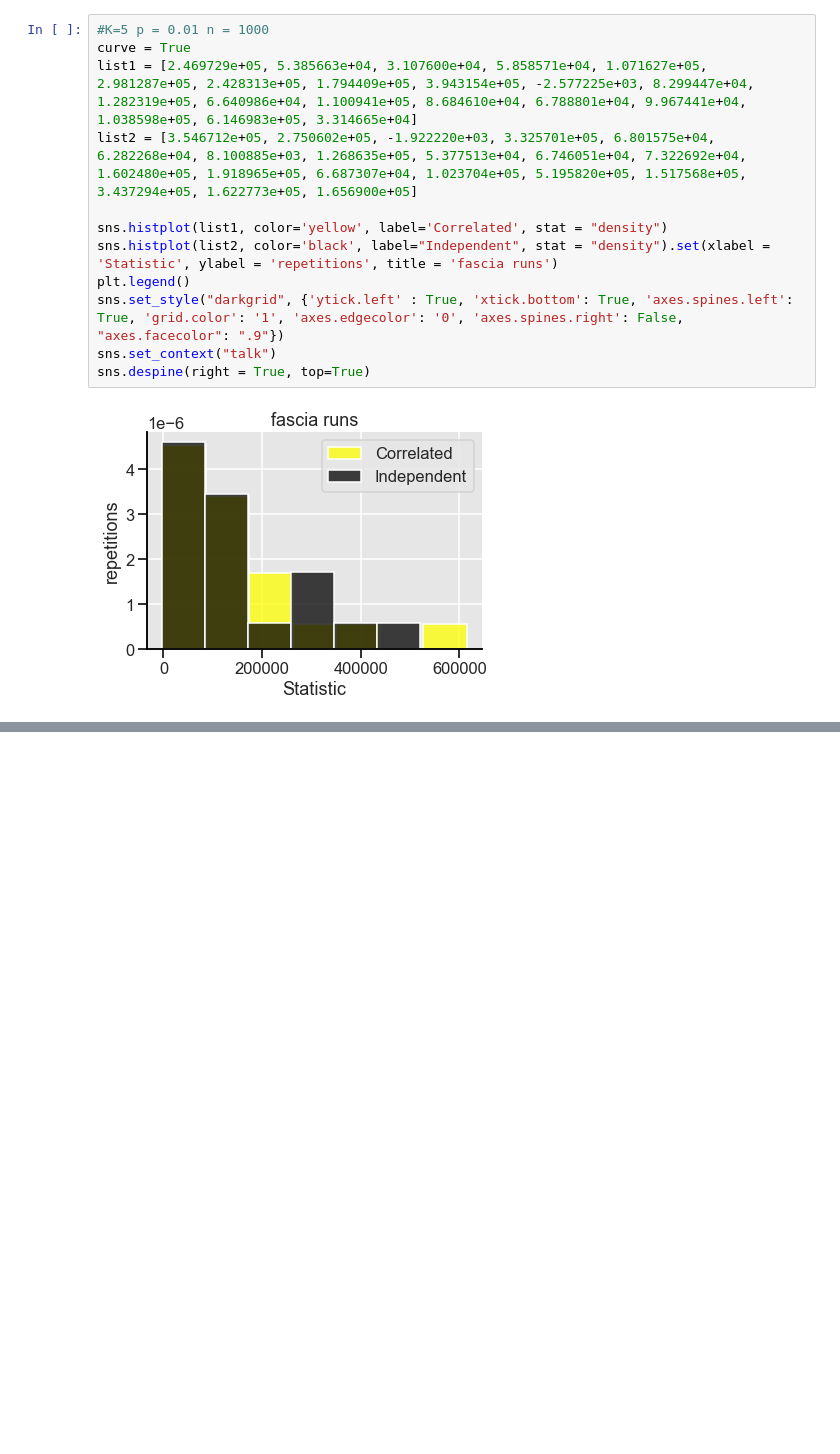
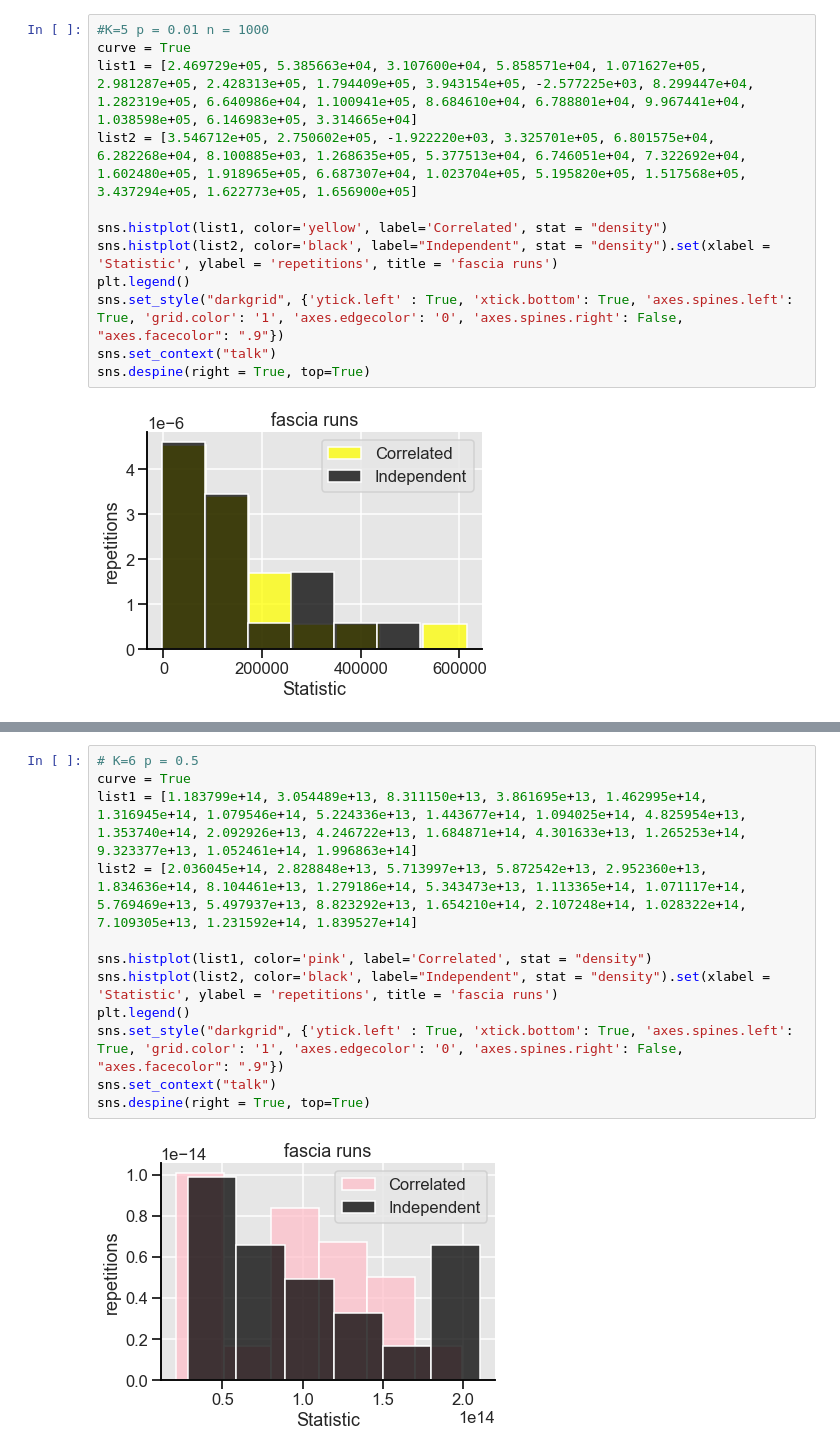
Before and after one commit to louishu17/tree_color_coding_task, a Jupyter notebook: Jupyter Vizualizations/fascia_viz.ipynb, the cells around one changed output, grey strips where cells are left out. Cells and saved outputs as stored; diff of their text form; blank space fills up the shorter version.

```diff
--- a/Jupyter Vizualizations/fascia_viz.ipynb
+++ b/Jupyter Vizualizations/fascia_viz.ipynb
@@ -145,0 +188,14 @@ sns.despine(right = True, top=True)
+# %%
+# K=6 p = 0.5
+curve = True
+list1 = [1.183799e+14, 3.054489e+13, 8.311150e+13, 3.861695e+13, 1.462995e+14, 1.316945e+14, 1.079546e+14, 5.224336e+13, 1.443677e+14, 1.094025e+14, 4.825954e+13, 1.353740e+14, 2.092926e+13, 4.246722e+13, 1.684871e+14, 4.301633e+13, 1.265253e+14, 9.323377e+13, 1.052461e+14, 1.996863e+14]
+list2 = [2.036045e+14, 2.828848e+13, 5.713997e+13, 5.872542e+13, 2.952360e+13, 1.834636e+14, 8.104461e+13, 1.279186e+14, 5.343473e+13, 1.113365e+14, 1.071117e+14, 5.769469e+13, 5.497937e+13, 8.823292e+13, 1.654210e+14, 2.107248e+14, 1.028322e+14, 7.109305e+13, 1.231592e+14, 1.839527e+14]
+
+sns.histplot(list1, color='pink', label='Correlated', stat = "density")
+sns.histplot(list2, color='black', label="Independent", stat = "density").set(xlabel = 'Statistic', ylabel = 'repetitions', title = 'fascia runs')
+plt.legend()
+sns.set_style("darkgrid", {'ytick.left' : True, 'xtick.bottom': True, 'axes.spines.left': True, 'grid.color': '1', 'axes.edgecolor': '0', 'axes.spines.right': False, "axes.facecolor": ".9"})
+sns.set_context("talk")
+sns.despine(right = True, top=True)
+# %% [output]
+[figure, added]
```
Also changed, not shown: parts of 3 cells of this notebook.
